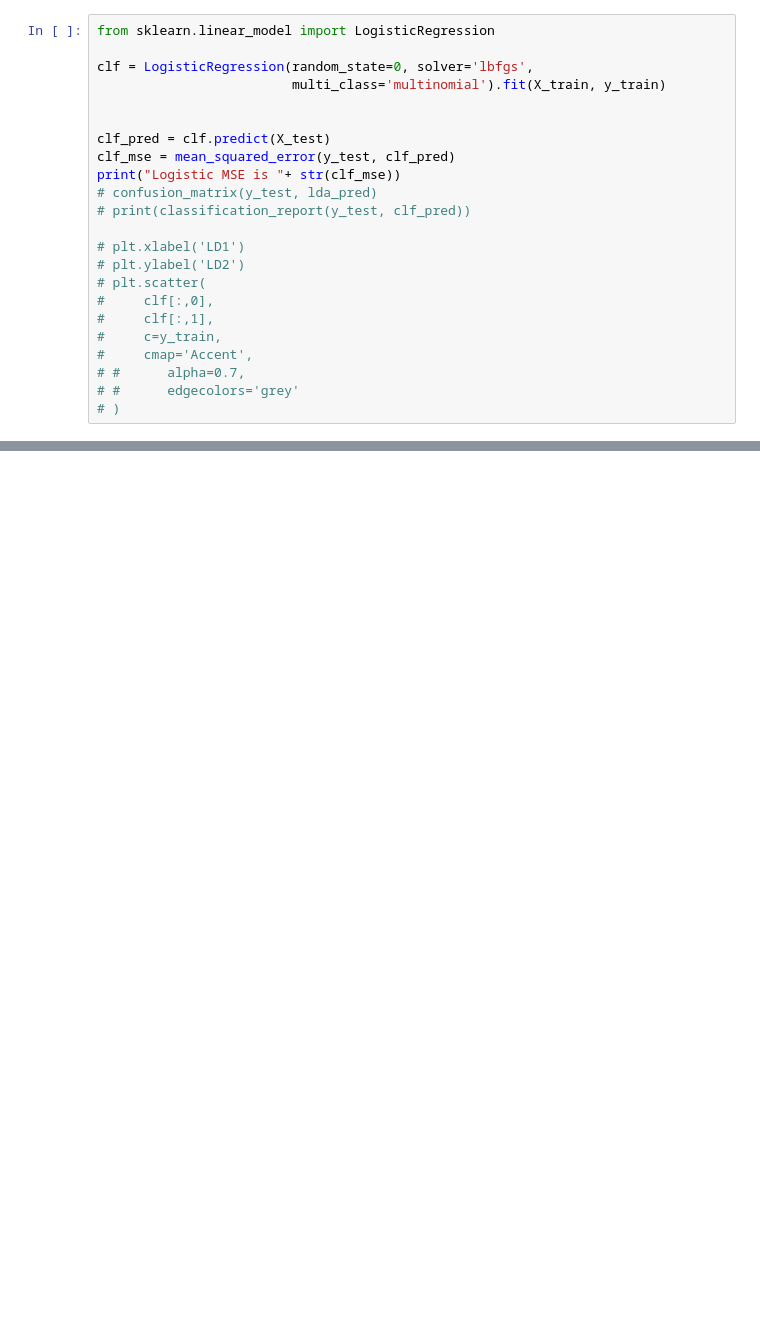
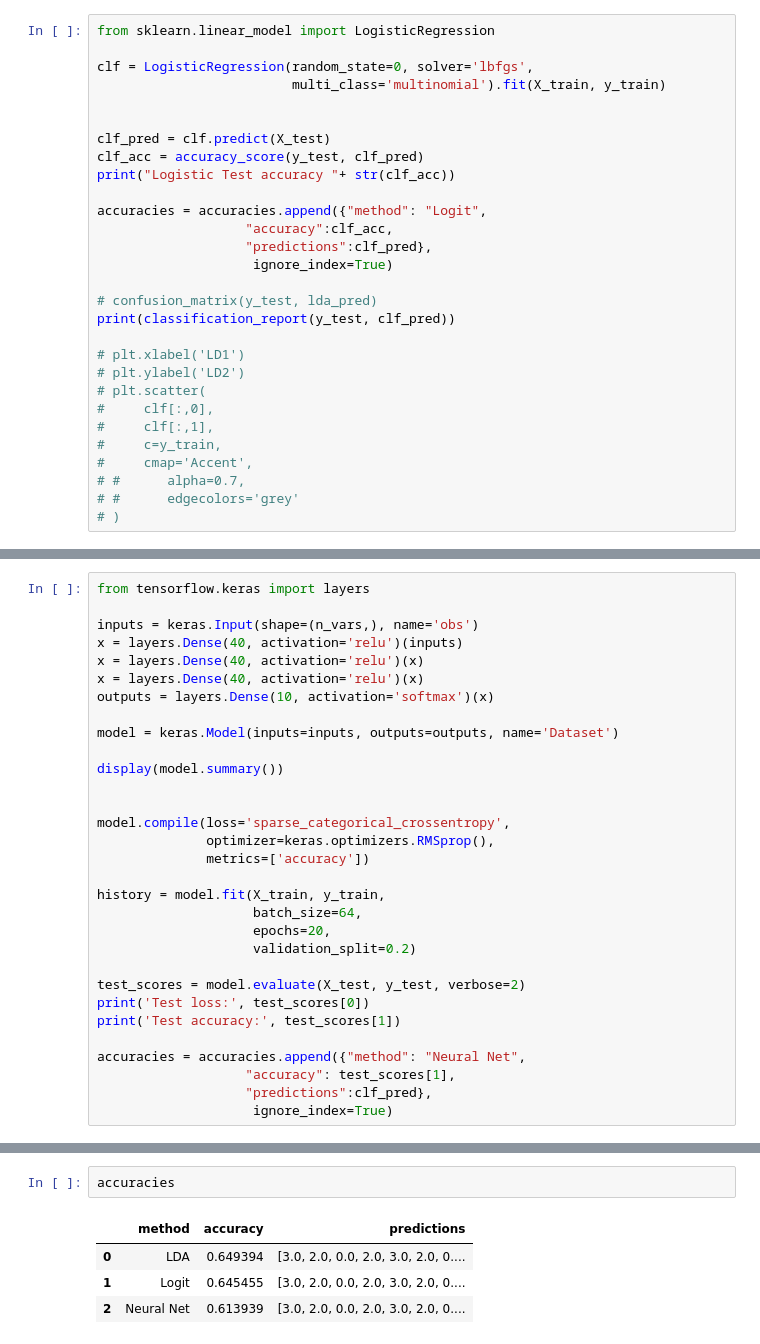
Before and after one commit to timellemeet/multivariate, a Jupyter notebook: simulation.ipynb, the cells around one changed output, grey strips where cells are left out. Cells and saved outputs as stored; diff of their text form; blank space fills up the shorter version.

Commit message:
keras

```diff
--- a/simulation.ipynb
+++ b/simulation.ipynb
@@ -123,10 +134,16 @@ clf = LogisticRegression(random_state=0, solver='lbfgs',
 
 
 clf_pred = clf.predict(X_test)
-clf_mse = mean_squared_error(y_test, clf_pred)
-print("Logistic MSE is "+ str(clf_mse))
+clf_acc = accuracy_score(y_test, clf_pred)
+print("Logistic Test accuracy "+ str(clf_acc))
+
+accuracies = accuracies.append({"method": "Logit",
+                   "accuracy":clf_acc,
+                   "predictions":clf_pred},
+                    ignore_index=True)
+
 # confusion_matrix(y_test, lda_pred)
-# print(classification_report(y_test, clf_pred))
+print(classification_report(y_test, clf_pred))
 
 # plt.xlabel('LD1')
 # plt.ylabel('LD2')
@@ -142,0 +170,31 @@ Logistic MSE is 1.7104242424242424
+# %%
+from tensorflow.keras import layers
+
+inputs = keras.Input(shape=(n_vars,), name='obs')
+x = layers.Dense(40, activation='relu')(inputs)
+x = layers.Dense(40, activation='relu')(x)
+x = layers.Dense(40, activation='relu')(x)
+outputs = layers.Dense(10, activation='softmax')(x)
+
+model = keras.Model(inputs=inputs, outputs=outputs, name='Dataset')
+
+display(model.summary())
+
+
+model.compile(loss='sparse_categorical_crossentropy',
+              optimizer=keras.optimizers.RMSprop(),
+              metrics=['accuracy'])
+
+history = model.fit(X_train, y_train,
+                    batch_size=64,
+                    epochs=20,
+                    validation_split=0.2)
+
+test_scores = model.evaluate(X_test, y_test, verbose=2)
+print('Test loss:', test_scores[0])
+print('Test accuracy:', test_scores[1])
+
+accuracies = accuracies.append({"method": "Neural Net",
+                   "accuracy": test_scores[1],
+                   "predictions":clf_pred},
+                    ignore_index=True)
@@ -142,0 +238,7 @@ Logistic MSE is 1.7104242424242424
+# %%
+accuracies
+# %% [output]
+|  | method | accuracy | predictions |
+| 0 | LDA | 0.649394 | [3.0, 2.0, 0.0, 2.0, 3.0, 2.0, 0.... |
+| 1 | Logit | 0.645455 | [3.0, 2.0, 0.0, 2.0, 3.0, 2.0, 0.... |
+| 2 | Neural Net | 0.613939 | [3.0, 2.0, 0.0, 2.0, 3.0, 2.0, 0.... |
```
Also changed, not shown: parts of 7 cells of this notebook.
